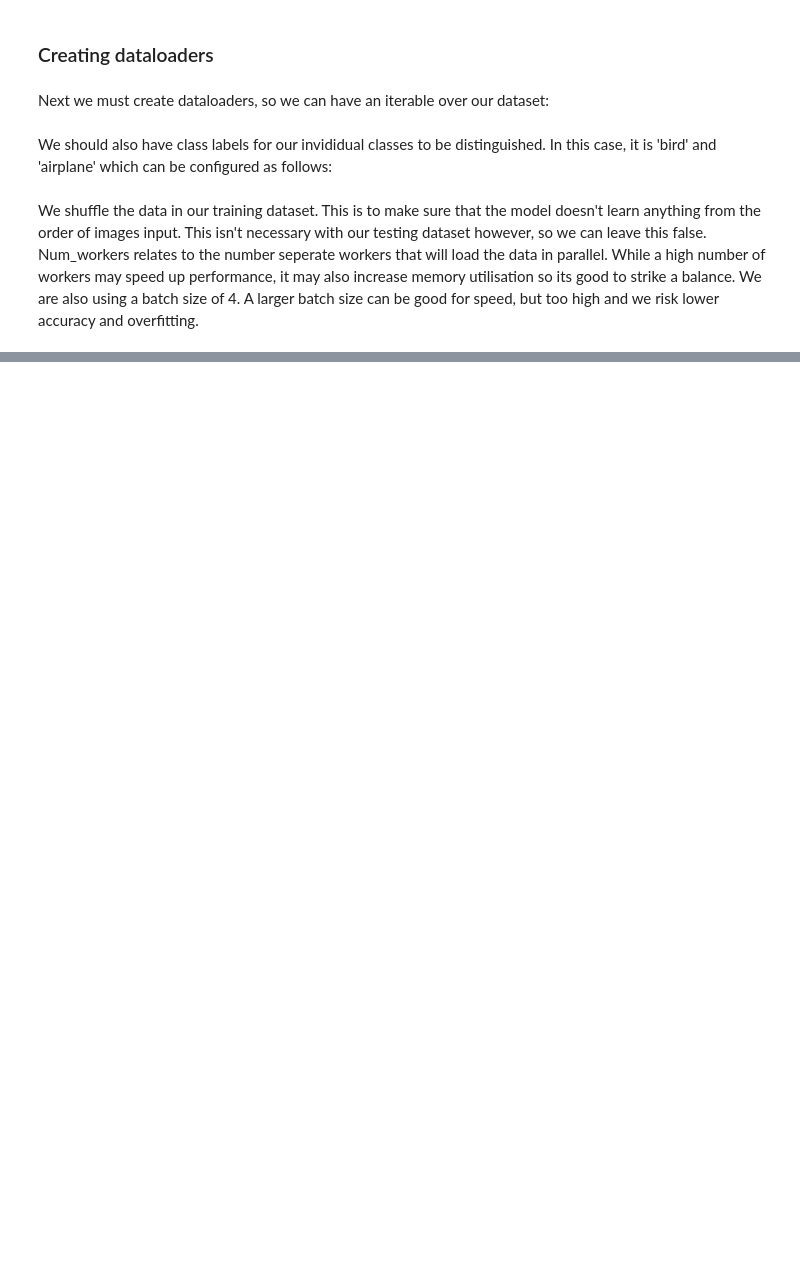
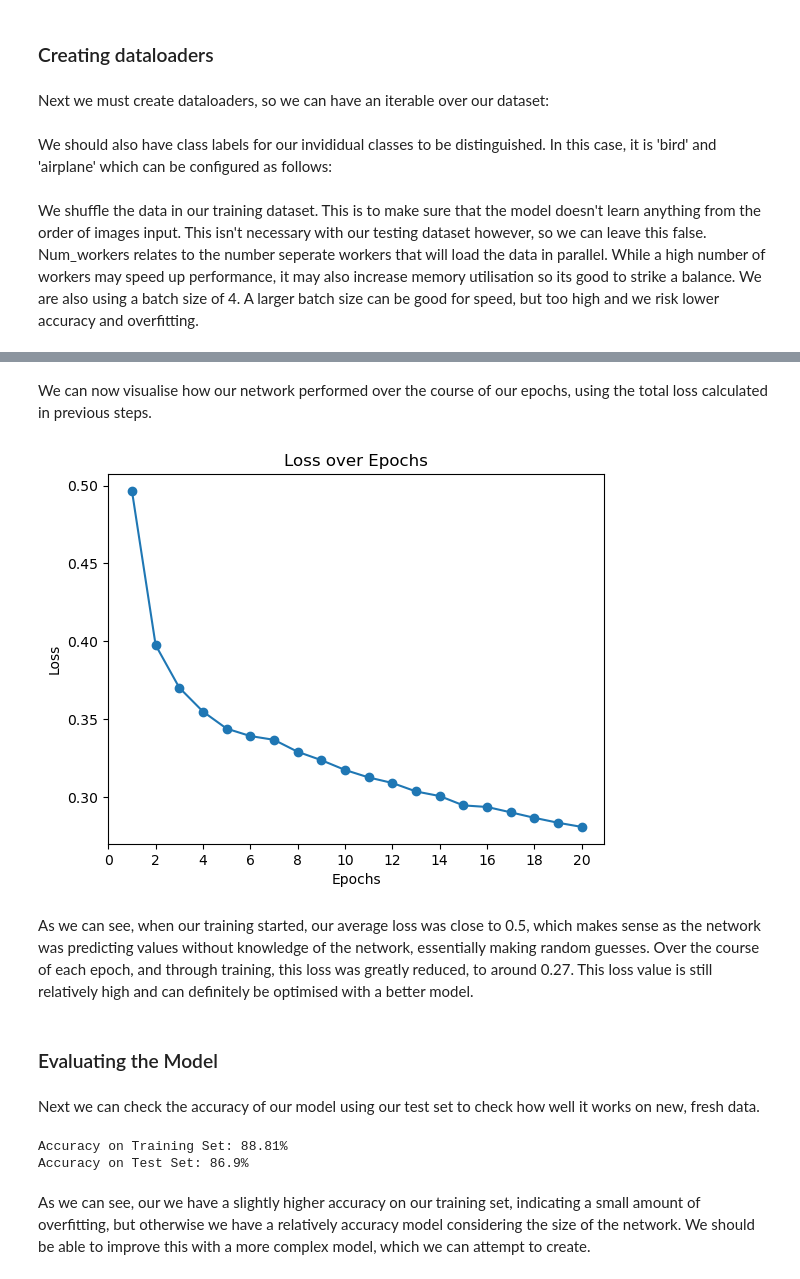
Before and after one commit to SamPrecious/ML_Image_Classification, a Jupyter notebook: Advanced AI Coursework.ipynb, the cells around one changed output, grey strips where cells are left out. Cells and saved outputs as stored; diff of their text form; code cells hidden in the pictures; blank space fills up the shorter version.

```diff
--- a/Advanced AI Coursework.ipynb
+++ b/Advanced AI Coursework.ipynb
@@ -450,0 +345,2 @@ EXPECTED: tensor([1, 0, 0, 1]) OUTPUT: tensor([[ 0.0523,  0.0055],
+# %%
+num_epochs = 20
@@ -450,0 +378,9 @@ EXPECTED: tensor([1, 0, 0, 1]) OUTPUT: tensor([[ 0.0523,  0.0055],
+# %%
+simple_total_loss = [] #Counts loss
+start_time = time.time() #Get the time at the beginning of the training loop
+
+train_model(cnn=Simple_CNN, dataloader=trainloader, loss_fn=loss_fn, optimizer=optimizer,total_loss=simple_total_loss)
+
+
+simple_training_time = time.time() - start_time
+print(f"Training runtime: {simple_training_time} seconds")
@@ -450,0 +405,44 @@ EXPECTED: tensor([1, 0, 0, 1]) OUTPUT: tensor([[ 0.0523,  0.0055],
+# %% [markdown]
+We can now visualise how our network performed over the course of our epochs, using the total loss calculated in previous steps.
+# %%
+plt.plot(range(1,num_epochs+1), simple_total_loss, marker="o", linestyle="-")
+plt.title("Loss over Epochs")
+plt.xlabel("Epochs")
+plt.ylabel("Loss")
+plt.xticks(range(0,num_epochs+1,2))
+plt.show()
+# %% [output]
+[figure, added]
+# %% [markdown]
+As we can see, when our training started, our average loss was close to 0.5, which makes sense as the network was predicting values without knowledge of the network, essentially making random guesses. Over the course of each epoch, and through training, this loss was greatly reduced, to around 0.27. This loss value is still relatively high and can definitely be optimised with a better model.
+# %% [markdown]
+### Evaluating the Model
+# %% [markdown]
+Next we can check the accuracy of our model using our test set to check how well it works on new, fresh data.
+# %%
+def compare_accuracy(model, dataloader):
+    if(torch.cuda.is_available()):
+        model.cuda()
+    total = 0
+    correct = 0
+    for data in dataloader:
+        (inputs, labels) = data
+        if(torch.cuda.is_available()):
+             inputs, labels = inputs.cuda(), labels.cuda()
+        labels = labels.float()
+        outputs = model(inputs) #Run batch through model and recieve outputs
+        predicted = outputs >= 0.5 #If probability >= 0.5, predict it as a bird. Otherwise predict it as a plane.
+        total += labels.size(0)
+        correct += (predicted.float() == labels).sum().item() #Check which predictions match the labels, and increment correct for every correct prediction
+    return 100*correct/total
+
+simple_accuracy_train = compare_accuracy(Simple_CNN, trainloader)
+simple_accuracy_test = compare_accuracy(Simple_CNN, testloader)
+
+print(f"Accuracy on Training Set: {simple_accuracy_train}%") #Calculate the accuracy by dividing correct predictions, by total predictions
+print(f"Accuracy on Test Set: {simple_accuracy_test}%") #Calculate the accuracy by dividing correct predictions, by total predictions
+# %% [output]
+Accuracy on Training Set: 88.81%
+Accuracy on Test Set: 86.9%
+# %% [markdown]
+As we can see, our we have a slightly higher accuracy on our training set, indicating a small amount of overfitting, but otherwise we have a relatively accuracy model considering the size of the network. We should be able to improve this with a more complex model, which we can attempt to create.
```
Also changed, not shown: parts of 126 cells of this notebook.
